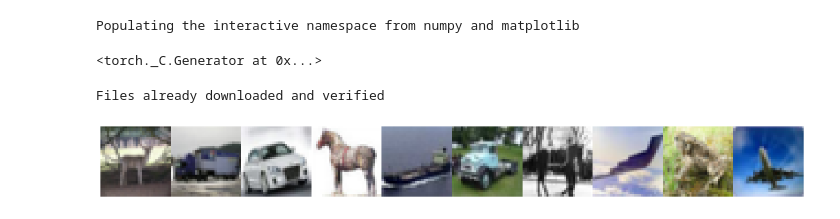
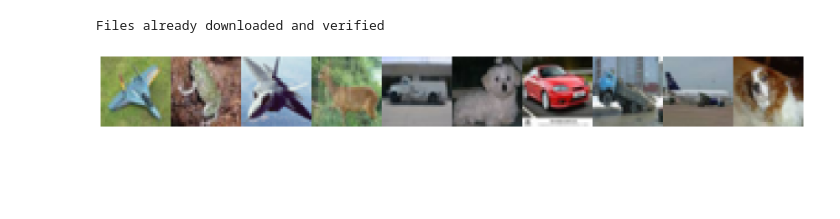
Before and after one commit to madrid42-ia/taller02-overfitting, a Jupyter notebook: taller02-overfitting.ipynb, the cells around one changed output. Drawn from its saved outputs; the diff is of its cells as text; code cells hidden in the pictures; blank space fills up the shorter version.

Commit message:
Model and train loops

```diff
--- a/taller02-overfitting.ipynb
+++ b/taller02-overfitting.ipynb
@@ -1,5 +1,7 @@
 # %%
-%pylab inline
+%matplotlib inline
+
+from math import floor, ceil
 
 import torch
 import torch.nn as nn
@@ -8,27 +10,23 @@ import torchvision
 import torchvision.transforms as transforms
 import numpy as np
 import matplotlib.pyplot as plt
-import os
-from zipfile import ZipFile
-from natsort import natsorted
-from PIL import Image
+from tqdm.notebook import tqdm, trange
 torch.manual_seed(42)
+
+dev = 'cuda' if torch.cuda.is_available() else 'cpu'
-# %% [output]
-Populating the interactive namespace from numpy and matplotlib
-<torch._C.Generator at 0x...>
 # %%
 transform = transforms.Compose(
     [transforms.ToTensor(),
      transforms.Normalize((0.5,0.5,0.5), (0.5,0.5,0.5))]
 )
-batch_size = 16
+batch_size = 32
 
 # Download the dataset
 dataset = torchvision.datasets.CIFAR10(root='./data', train=True,
                                         download=True, transform=transform)
-n_train = 10000
+train_proportion = .8
 # Use only a small part of dataset for faster results
-train_set, val_set = torch.utils.data.random_split(dataset, [n_train, len(dataset) - n_train])
+train_set, val_set = torch.utils.data.random_split(dataset, [floor(train_proportion*len(dataset)), ceil(len(dataset)*(1 - train_proportion))])
 
 loader = torch.utils.data.DataLoader(train_set, batch_size=batch_size,
                                           shuffle=True, num_workers=2)
@@ -39,14 +37,13 @@ classes = ('plane', 'car', 'bird', 'cat',
 Files already downloaded and verified
 # %%
 def concat_img(imgs):
-    figsize(20,20)
-    figure()
+    plt.figure(figsize=(20, 20))
     imgs = (imgs + 1) / 2
     imgs = imgs.movedim((0, 1, 2, 3), (0, 3, 1, 2)).detach().cpu().numpy()
-    axs = imshow(np.concatenate(imgs.tolist(), axis=1))
+    axs = plt.imshow(np.concatenate(imgs.tolist(), axis=1))
     plt.axis('off')
     plt.show()
 img, _ = next(iter(loader))
 concat_img(img[:10])
 # %% [output]
-[figure, old version]
+[figure, new version]
```
Also changed, not shown: parts of 3 cells of this notebook, 1 other file.
